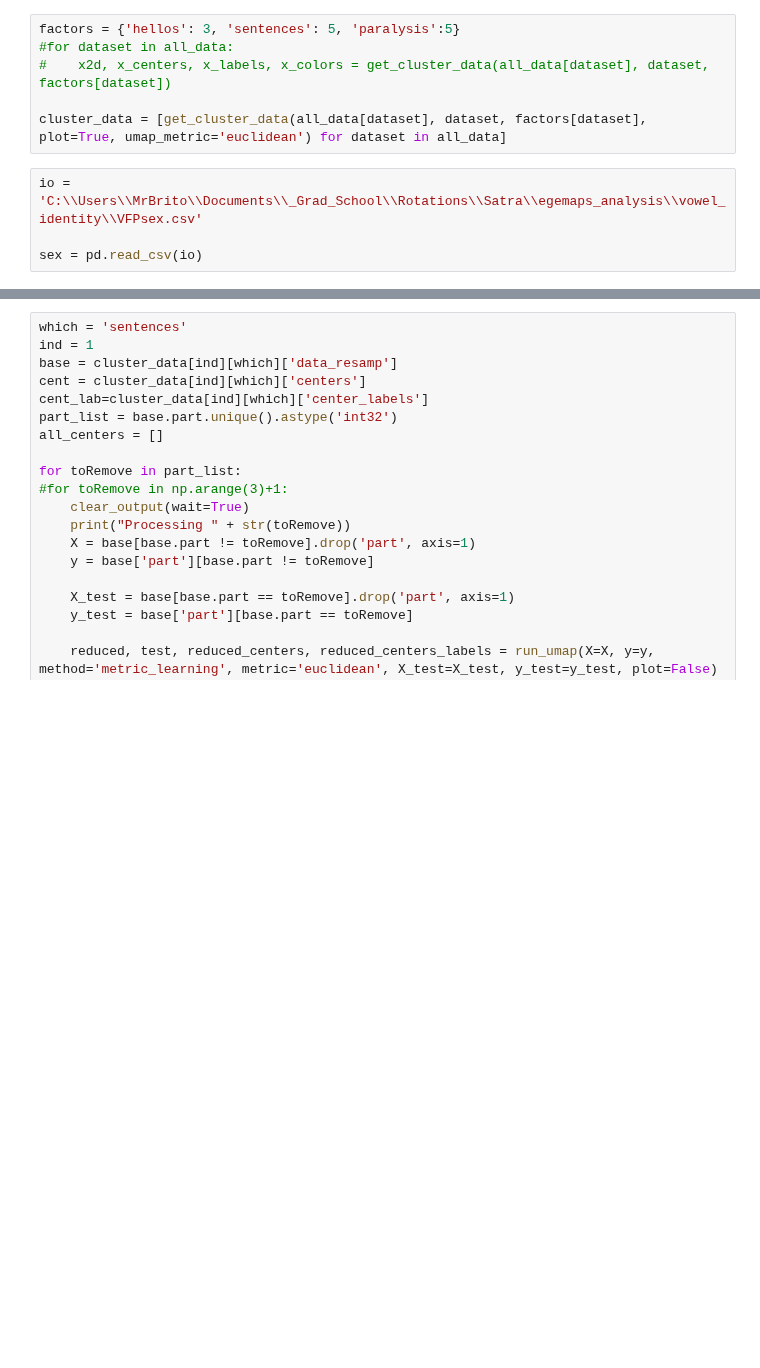
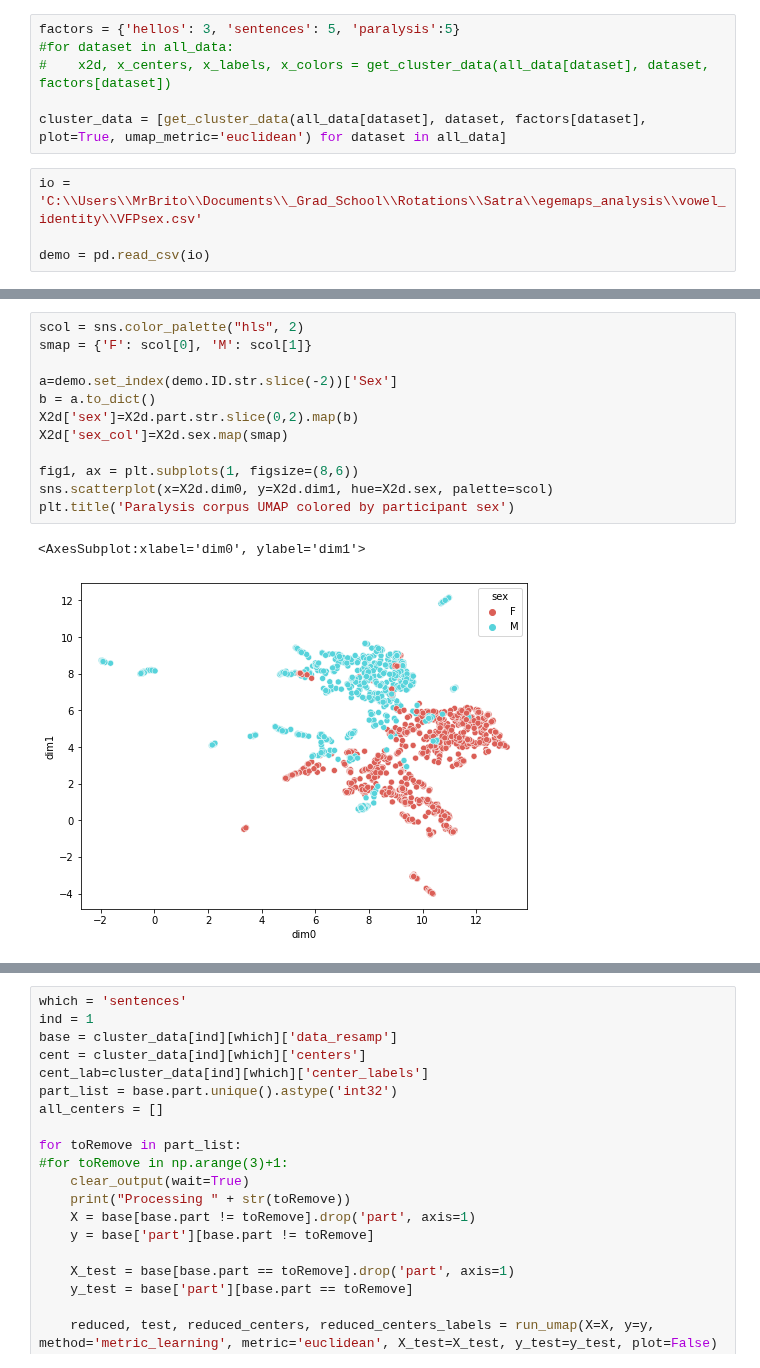
Before and after one commit to Rahul-Brito/infantvoice, a Jupyter notebook: pyannoteTest.ipynb, the cells around one changed output, grey strips where cells are left out. Drawn from its saved outputs; the diff is of its cells as text; blank space fills up the shorter version.

```diff
--- a/pyannoteTest.ipynb
+++ b/pyannoteTest.ipynb
@@ -465,4 +466,4 @@ cluster_data = [get_cluster_data(all_data[dataset], dataset, factors[dataset], p
 # %%
 io = 'C:\\Users\\MrBrito\\Documents\\_Grad_School\\Rotations\\Satra\\egemaps_analysis\\vowel_identity\\VFPsex.csv'
 
-sex = pd.read_csv(io)
+demo = pd.read_csv(io)
@@ -490,0 +491,15 @@ plt.scatter(X2d.dim0, X2d.dim1, c=X2d.sex_col, alpha = 0.6, s=10)
+# %%
+scol = sns.color_palette("hls", 2)
+smap = {'F': scol[0], 'M': scol[1]}
+
+a=demo.set_index(demo.ID.str.slice(-2))['Sex']
+b = a.to_dict()
+X2d['sex']=X2d.part.str.slice(0,2).map(b)
+X2d['sex_col']=X2d.sex.map(smap)
+
+fig1, ax = plt.subplots(1, figsize=(8,6))
+sns.scatterplot(x=X2d.dim0, y=X2d.dim1, hue=X2d.sex, palette=scol)
+plt.title('Paralysis corpus UMAP colored by participant sex')
+# %% [output]
+<AxesSubplot:xlabel='dim0', ylabel='dim1'>
+[figure, added]
```
Also changed, not shown: parts of 7 cells of this notebook.
